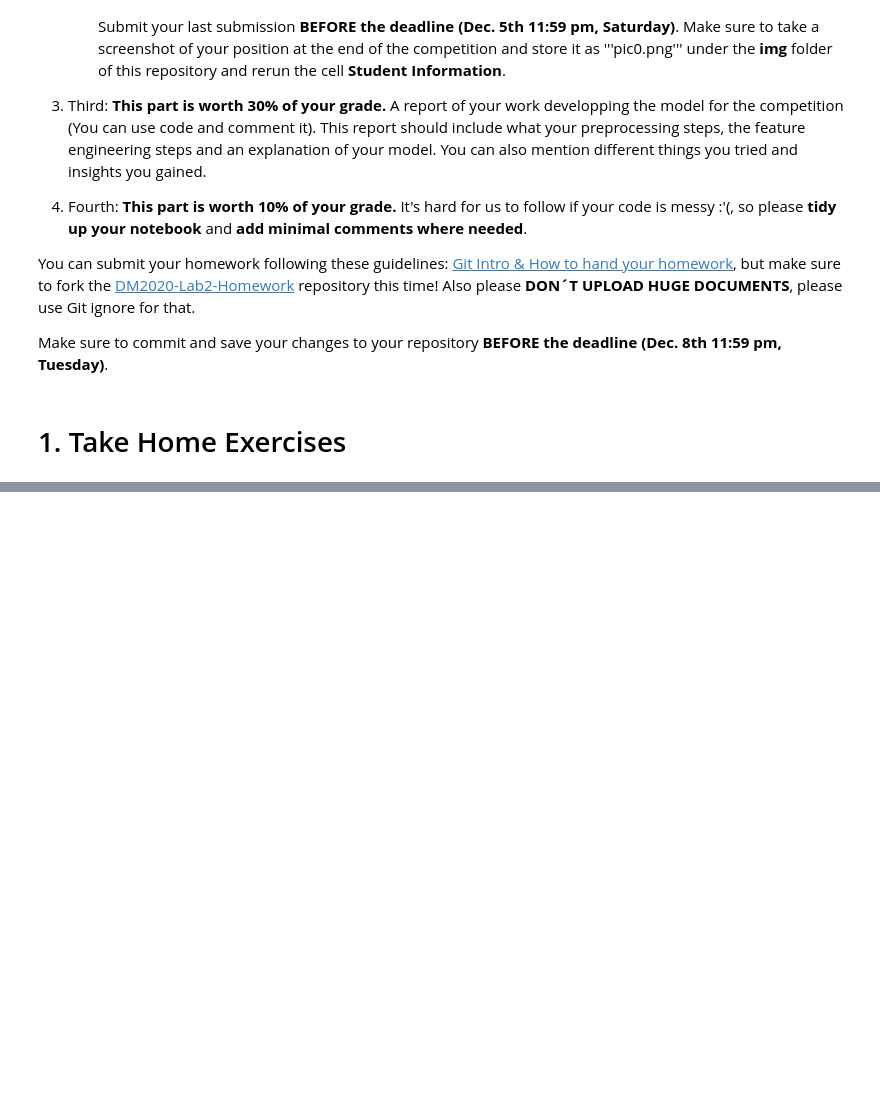
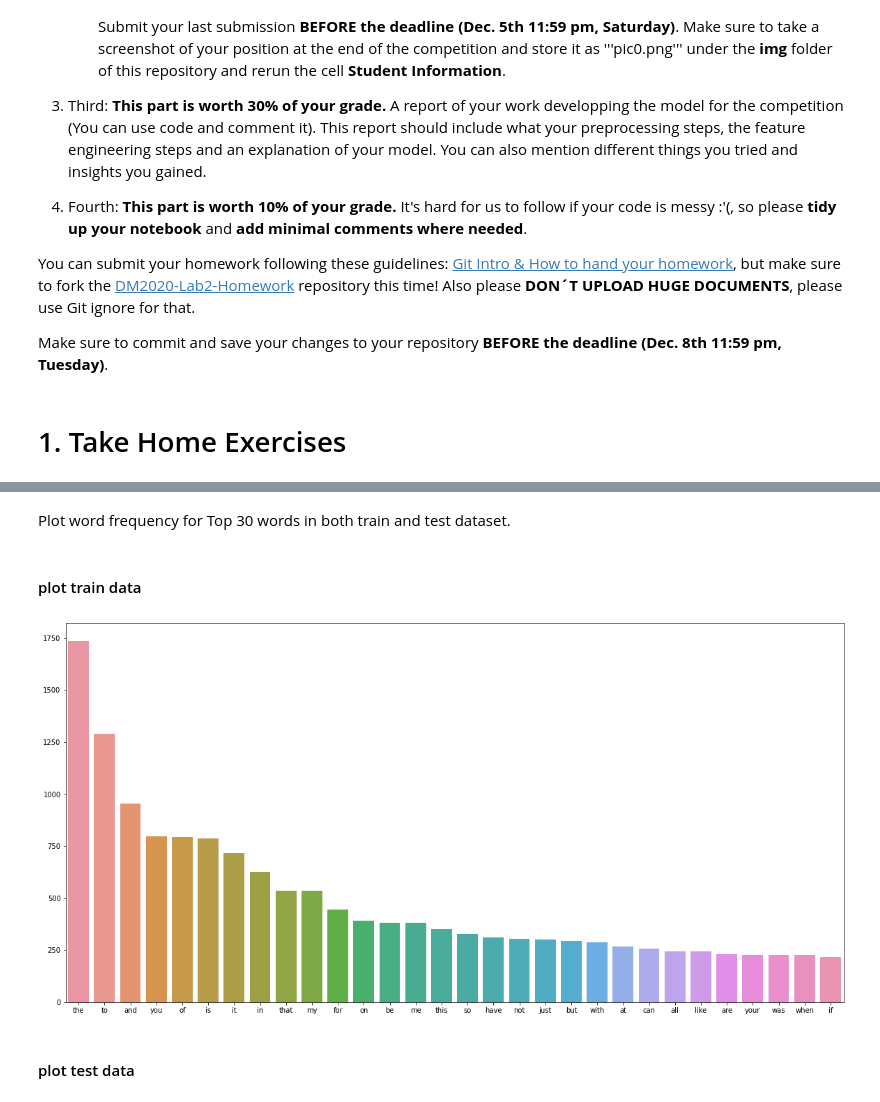
Before and after one commit to Carolhch/DM2020-Lab2-Homework, a Jupyter notebook: DM2020-Lab2-Homework.ipynb, the cells around one changed output, grey strips where cells are left out. Drawn from its saved outputs; the diff is of its cells as text; code cells hidden in the pictures; blank space fills up the shorter version.

```diff
--- a/DM2020-Lab2-Homework.ipynb
+++ b/DM2020-Lab2-Homework.ipynb
@@ -51,3 +51,6 @@ fear_train = pd.read_csv("data/semeval/train/fear-ratings-0to1.train.txt",
                          sep="\t", header=None, names=["id", "text", "emotion", "intensity"])
 joy_train = pd.read_csv("data/semeval/train/joy-ratings-0to1.train.txt",
                          sep="\t", header=None, names=["id", "text", "emotion", "intensity"])
+# %%
+# combine 4 sub-dataset
+train_df = pd.concat([anger_train, fear_train, joy_train, sadness_train], ignore_index=True)
@@ -53,0 +70,4 @@ joy_train = pd.read_csv("data/semeval/train/joy-ratings-0to1.train.txt",
+# %%
+# shuffle dataset
+train_df = train_df.sample(frac=1)
+test_df = test_df.sample(frac=1)
@@ -53,0 +76,2 @@ joy_train = pd.read_csv("data/semeval/train/joy-ratings-0to1.train.txt",
+# %% [markdown]
+Plot word frequency for Top 30 words in both train and test dataset.
@@ -53,0 +84,19 @@ joy_train = pd.read_csv("data/semeval/train/joy-ratings-0to1.train.txt",
+# %% [markdown]
+#### plot train data
+# %%
+train_count_vect = CountVectorizer()
+train_count = train_count_vect.fit_transform(train_df.text)
+# %%
+train_term_frequencies = {}
+for j in range(0,train_count.shape[1]):
+    train_term_frequencies[train_count_vect.get_feature_names()[j]] = sum(train_count[:,j].toarray())
+# %%
+train_sum_freq_df = pd.DataFrame(train_term_frequencies)
+train_sum_freq_df = train_sum_freq_df.sort_values(by = 0, axis = 1, ascending = False)
+train_sum_freq_df = train_sum_freq_df[train_sum_freq_df.columns[:30]].copy()
+plt.subplots(figsize=(20, 10))
+ax = sns.barplot(data=train_sum_freq_df)
+# %% [output]
+[figure, added]
+# %% [markdown]
+#### plot test data
```
Also changed, not shown: parts of 52 cells of this notebook, 3 other files.
